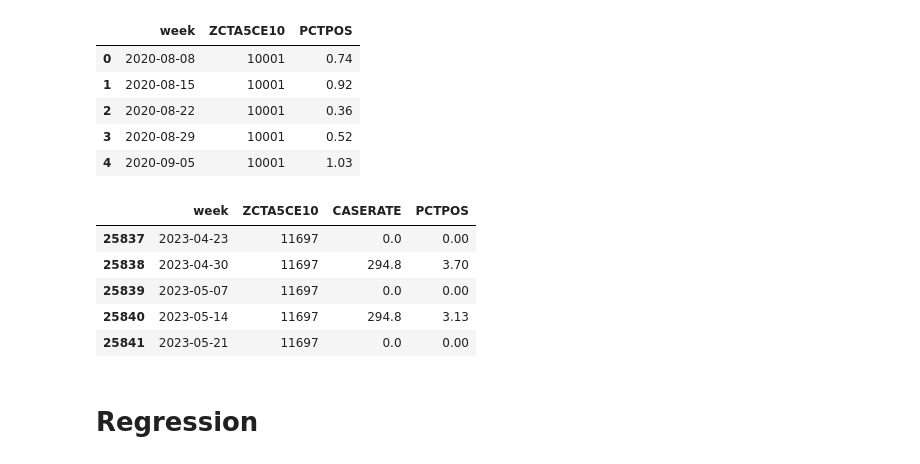
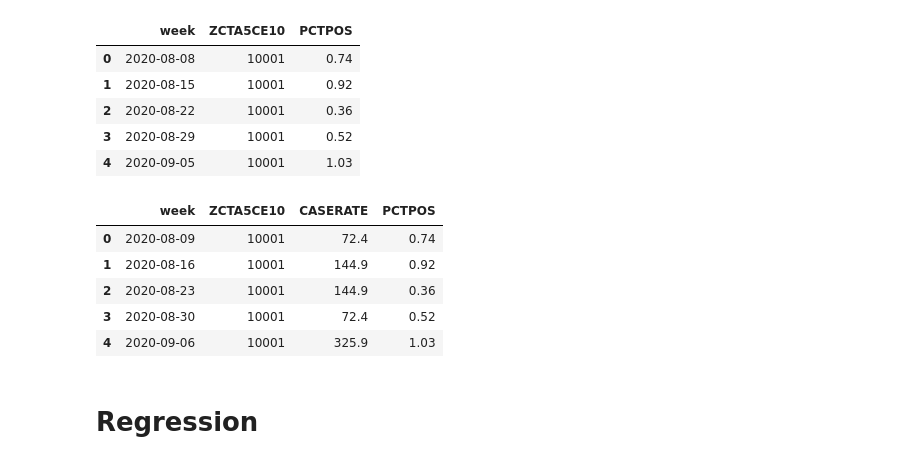
Before and after one commit to bail-reform/NYC, a Jupyter notebook: NYC_Data_Aggregation .ipynb, the cells around one changed output. Drawn from its saved outputs; the diff is of its cells as text; code cells hidden in the pictures.

```diff
--- a/NYC_Data_Aggregation .ipynb
+++ b/NYC_Data_Aggregation .ipynb
@@ -320,7 +347,7 @@ caserate = caserate.melt(id_vars=["week"],
 caserate["ZCTA5CE10"] = caserate["ZCTA5CE10"].str.replace("CASERATE_", "")
 
 caserate['week'] = pd.to_datetime(caserate['week'], errors='coerce')
-caserate = caserate[(caserate['week'] >= pd.Timestamp('2018-01-01')) & (caserate['week'] <= pd.Timestamp('2023-05-31'))]
+caserate = caserate[(caserate['week'] >= pd.Timestamp('2018-01-01')) & (caserate['week'] <= pd.Timestamp('2023-05-28'))]
 caserate['CASERATE'] = caserate['CASERATE'] * 10
 # %%
 caserate.head()
@@ -370,7 +397,7 @@ pctpos = pctpos.melt(id_vars=["week"],
 pctpos["ZCTA5CE10"] = pctpos["ZCTA5CE10"].str.replace("PCTPOS_", "")
 
 pctpos['week'] = pd.to_datetime(pctpos['week'], errors='coerce')
-pctpos = pctpos[(pctpos['week'] >= pd.Timestamp('2018-01-01')) & (pctpos['week'] <= pd.Timestamp('2023-05-31'))]
+pctpos = pctpos[(pctpos['week'] >= pd.Timestamp('2018-01-01')) & (pctpos['week'] <= pd.Timestamp('2023-05-28'))]
 pctpos.head()
 # %% [output]
 |  | week | ZCTA5CE10 | PCTPOS |
@@ -382,14 +409,14 @@ pctpos.head()
 # %%
 covid = pd.merge(caserate, pctpos, on=["week", "ZCTA5CE10"])
 covid['week'] = covid['week'] + pd.Timedelta(days=1) #correspond to crime data
-covid.tail()
+covid.head()
 # %% [output]
 |  | week | ZCTA5CE10 | CASERATE | PCTPOS |
-| 25837 | 2023-04-23 | 11697 | 0.0 | 0.00 |
-| 25838 | 2023-04-30 | 11697 | 294.8 | 3.70 |
-| 25839 | 2023-05-07 | 11697 | 0.0 | 0.00 |
-| 25840 | 2023-05-14 | 11697 | 294.8 | 3.13 |
-| 25841 | 2023-05-21 | 11697 | 0.0 | 0.00 |
+| 0 | 2020-08-09 | 10001 | 72.4 | 0.74 |
+| 1 | 2020-08-16 | 10001 | 144.9 | 0.92 |
+| 2 | 2020-08-23 | 10001 | 144.9 | 0.36 |
+| 3 | 2020-08-30 | 10001 | 72.4 | 0.52 |
+| 4 | 2020-09-06 | 10001 | 325.9 | 1.03 |
 # %% [markdown]
 # Regression
 # %%
```
Also changed, not shown: parts of 30 cells of this notebook, 1 other file.
